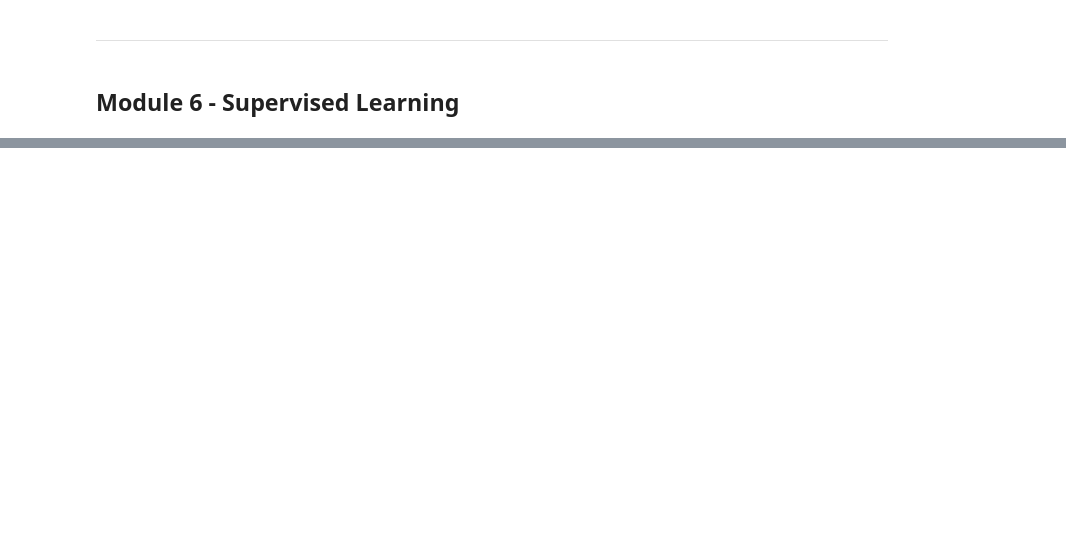
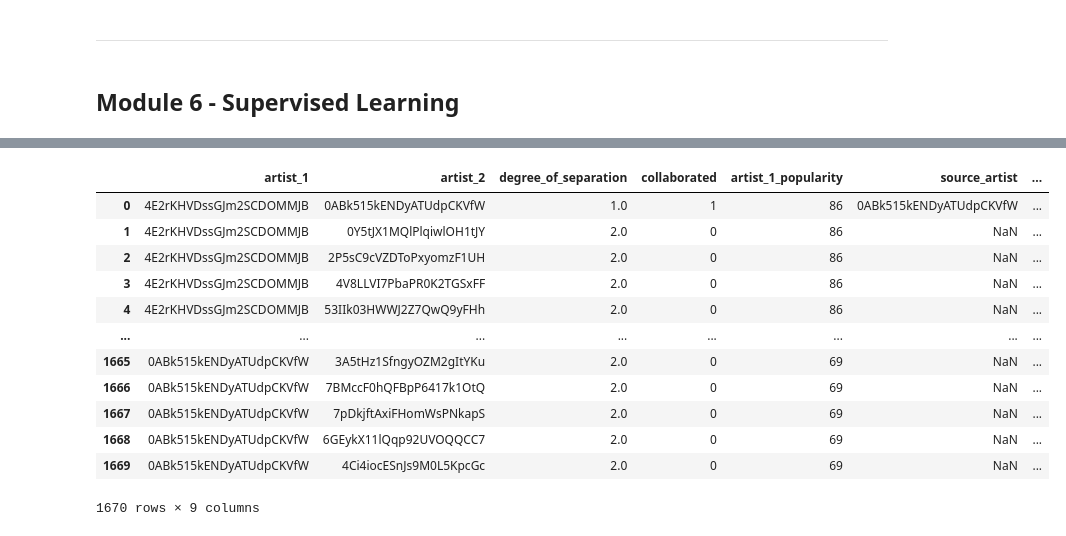
Before and after one commit to mariocancode/SpotifyCollaborationPopularity, a Jupyter notebook: PredictPopularCollabs.ipynb, the cells around one changed output, grey strips where cells are left out. Drawn from its saved outputs; the diff is of its cells as text; code cells hidden in the pictures; blank space fills up the shorter version.

```diff
--- a/PredictPopularCollabs.ipynb
+++ b/PredictPopularCollabs.ipynb
@@ -30,6 +31,14 @@ def search_artist(artist_name):
     if results:
         return results[0]['id']
     return None
+
+def get_artist(artist_id):
+    """Get artist information."""
+    url = f'https://api.spotify.com/v1/artists/{artist_id}'
+    headers = {'Authorization': f'Bearer {token}'}
+    response = requests.get(url, headers=headers)
+    response.raise_for_status()
+    return response.json()
 
 def get_artist_top_tracks(artist_id, market='US'):
     """Get the top tracks for an artist."""
@@ -147,0 +226,7 @@ collaboration_df
+# %%
+artist_popularity = {}
+for artists in all_artist_ids:
+    artist_popularity[artists] = get_artist(artists)['popularity']
+artist_popularity_df = pd.DataFrame(artist_popularity.items(), columns=['artist_id', 'popularity'])
+artist_popularity_df['popularity'] = artist_popularity_df['popularity'].astype(int)
+artist_popularity_df
@@ -236,0 +255,17 @@ popularity_collaboration_df
+# %%
+collab_data = []
+
+for artist_i in degree_of_seperation_df.index:
+    for artist_j in degree_of_seperation_df.columns:
+        if artist_i == artist_j:
+            continue
+        degree = degree_of_seperation_df.loc[artist_i, artist_j]
+        has_collabed = 1 if g.has_edge(artist_i, artist_j) else 0
+        collab_data.append({
+            "artist_1": artist_i,
+            "artist_2": artist_j,
+            "degree_of_separation": degree,
+            "collaborated": has_collabed
+        })
+collab_df = pd.DataFrame(collab_data)
+collab_df
@@ -236,0 +286,21 @@ popularity_collaboration_df
+# %%
+collab_df = collab_df.merge(artist_popularity_df, left_on='artist_1', right_on='artist_id', how='left')
+collab_df = collab_df.merge(track_collab_df, left_on=['artist_2', 'artist_1'], right_on=['source_artist', 'track_artist'], how='left')
+collab_df.drop(columns=['artist_id'], inplace=True)
+collab_df.rename(columns={'popularity': 'artist_1_popularity'}, inplace=True)
+# %%
+collab_df
+# %% [output]
+|  | artist_1 | artist_2 | degree_of_separation | collaborated | artist_1_popularity | source_artist | ... |
+| 0 | 4E2rKHVDssGJm2SCDOMMJB | 0ABk515kENDyATUdpCKVfW | 1.0 | 1 | 86 | 0ABk515kENDyATUdpCKVfW | ... |
+| 1 | 4E2rKHVDssGJm2SCDOMMJB | 0Y5tJX1MQlPlqiwlOH1tJY | 2.0 | 0 | 86 | NaN | ... |
+| 2 | 4E2rKHVDssGJm2SCDOMMJB | 2P5sC9cVZDToPxyomzF1UH | 2.0 | 0 | 86 | NaN | ... |
+| 3 | 4E2rKHVDssGJm2SCDOMMJB | 4V8LLVI7PbaPR0K2TGSxFF | 2.0 | 0 | 86 | NaN | ... |
+| 4 | 4E2rKHVDssGJm2SCDOMMJB | 53IIk03HWWJ2Z7QwQ9yFHh | 2.0 | 0 | 86 | NaN | ... |
+| ... | ... | ... | ... | ... | ... | ... | ... |
+| 1665 | 0ABk515kENDyATUdpCKVfW | 3A5tHz1SfngyOZM2gItYKu | 2.0 | 0 | 69 | NaN | ... |
+| 1666 | 0ABk515kENDyATUdpCKVfW | 7BMccF0hQFBpP6417k1OtQ | 2.0 | 0 | 69 | NaN | ... |
+| 1667 | 0ABk515kENDyATUdpCKVfW | 7pDkjftAxiFHomWsPNkapS | 2.0 | 0 | 69 | NaN | ... |
+| 1668 | 0ABk515kENDyATUdpCKVfW | 6GEykX11lQqp92UVOQQCC7 | 2.0 | 0 | 69 | NaN | ... |
+| 1669 | 0ABk515kENDyATUdpCKVfW | 4Ci4iocESnJs9M0L5KpcGc | 2.0 | 0 | 69 | NaN | ... |
+1670 rows × 9 columns
```
Also changed, not shown: parts of 17 cells of this notebook.
